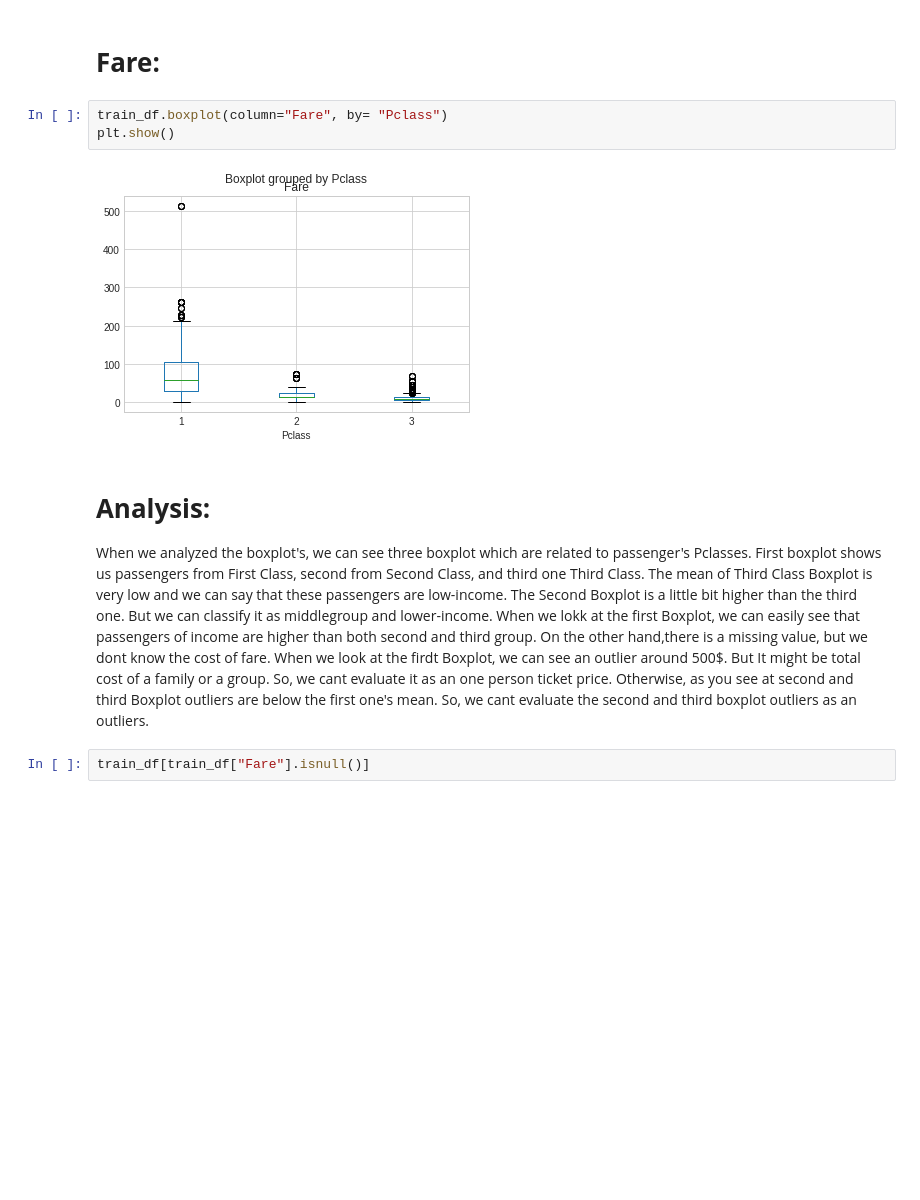
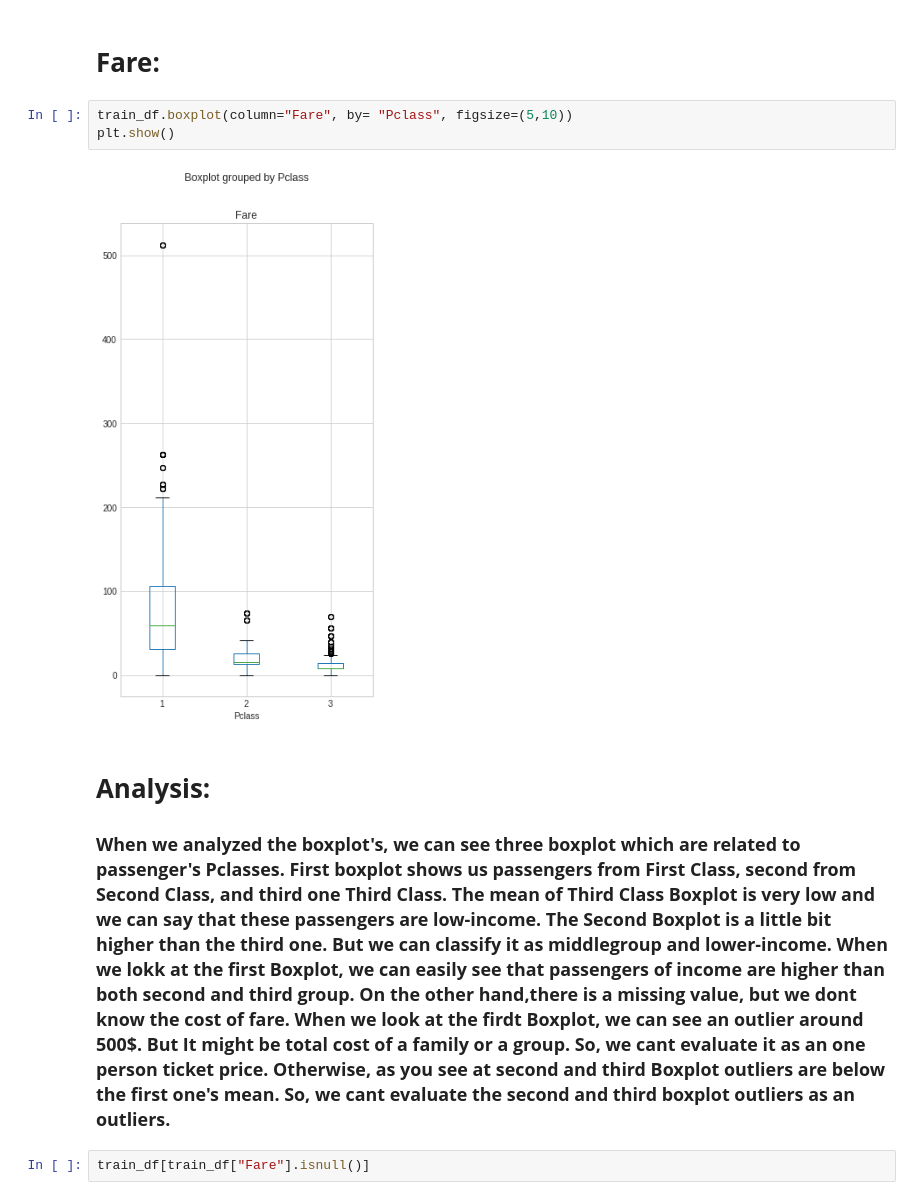
Before and after one commit to merdogan97/Projects, a Jupyter notebook: Titanic_Project_25_02_2022.ipynb, the cells around one changed output. Drawn from its saved outputs; the diff is of its cells as text; blank space fills up the shorter version.

```diff
--- a/Titanic_Project_25_02_2022.ipynb
+++ b/Titanic_Project_25_02_2022.ipynb
@@ -572,15 +708,15 @@ False
 # %% [markdown]
 # **Fare:**
 # %%
-train_df.boxplot(column="Fare", by= "Pclass")
+train_df.boxplot(column="Fare", by= "Pclass", figsize=(5,10))
 plt.show()
 # %% [output]
-[figure, old version]
+[figure, new version]
 # %% [markdown]
 # **Analysis:**
 
 
-When we analyzed the boxplot's, we can see three boxplot which are related to passenger's Pclasses. First boxplot shows us passengers from First Class, second from Second Class, and third one Third Class. The mean of Third Class Boxplot is very low and we can say that these passengers are low-income. The Second Boxplot is  a little bit higher than the third one. But we can classify it as middlegroup and lower-income. When we lokk at the first Boxplot, we can easily see that passengers of income are higher than both second and third group. On the other hand,there is a missing value, but we dont know the cost of fare. When we look at the firdt Boxplot, we can see an outlier around 500$. But It might be total cost of a family or a group. So, we cant evaluate it as an one person ticket price. Otherwise, as you see at second and third Boxplot outliers are below the first one's mean. So, we cant evaluate the second and third boxplot outliers as an outliers.
+### **When we analyzed the boxplot's, we can see three boxplot which are related to passenger's Pclasses. First boxplot shows us passengers from First Class, second from Second Class, and third one Third Class. The mean of Third Class Boxplot is very low and we can say that these passengers are low-income. The Second Boxplot is  a little bit higher than the third one. But we can classify it as middlegroup and lower-income. When we lokk at the first Boxplot, we can easily see that passengers of income are higher than both second and third group. On the other hand,there is a missing value, but we dont know the cost of fare. When we look at the firdt Boxplot, we can see an outlier around 500$. But It might be total cost of a family or a group. So, we cant evaluate it as an one person ticket price. Otherwise, as you see at second and third Boxplot outliers are below the first one's mean. So, we cant evaluate the second and third boxplot outliers as an outliers.**
 # %%
 train_df[train_df["Fare"].isnull()]
 # %% [output]
```
Also changed, not shown: parts of 46 cells of this notebook.
